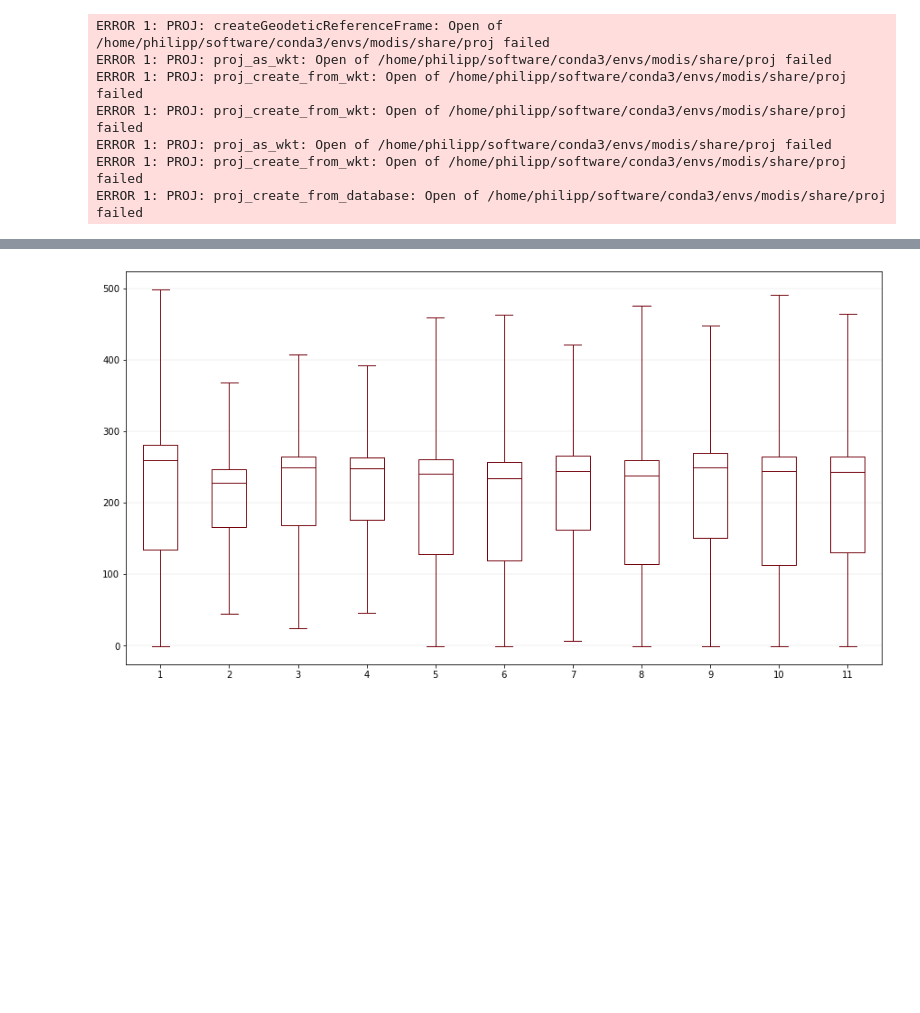
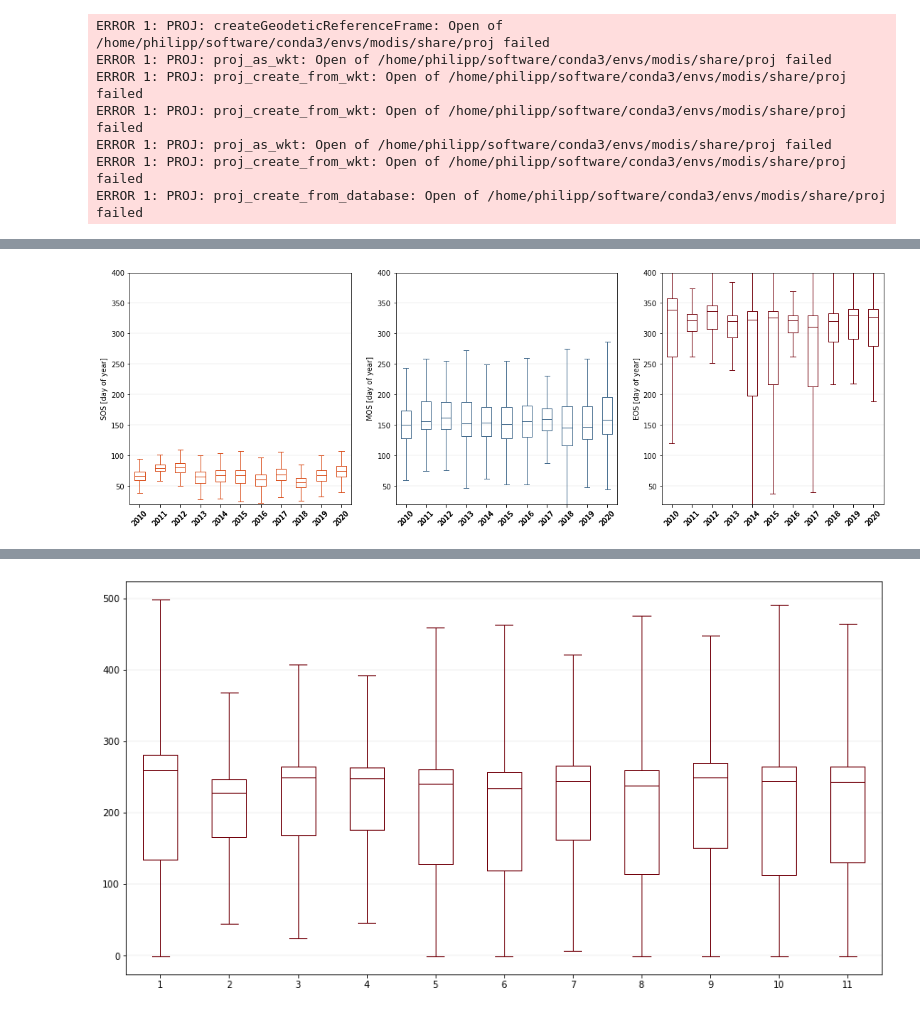
Before and after one commit to satlawa/proj_time_series_analysis, a Jupyter notebook: maps.ipynb, the cells around one changed output, grey strips where cells are left out. Cells and saved outputs as stored; diff of their text form; code cells hidden in the pictures; blank space fills up the shorter version.

```diff
--- a/maps.ipynb
+++ b/maps.ipynb
@@ -242,0 +221,15 @@ pheno_types = {}
+# %%
+# path to hdf5 file
+path_hdf5 = '/home/philipp/Data/modis/modis_smooth_eos.h5'
+# read hdf5 file
+hdf5_modis = h5py.File(path_hdf5, 'r')
+
+# read land cover data
+file_path = "/home/philipp/Data/modis/aligned/georgia_region/lc_2019.tif"
+lc = tif2array(file_path, dtype=np.int16)
+# read mask for Georgia
+file_path = "/home/philipp/Data/modis/aligned/georgia_clipped/mask.tif"
+mask = tif2array(file_path, dtype=np.int8)
+
+# fiter data for Georgia
+lc_geo = lc * mask
@@ -343,0 +309,32 @@ range(0, 11)
+# %%
+lc_type = 40
+
+# Filter no value data (convert to list since no value data is no the same every year)
+filtered_data = {}
+for t in ['SOS', 'MOS', 'EOS']:
+    data = pheno_types[t][lc_type]
+    mask = data > 0
+    filtered_data[t] = [d[m] for d, m in zip(data, mask)]
+
+# set color
+colors_setosa = [dict(color='#D94D1A'), dict(color='#426A8C'), dict(color='#73020C')]
+
+# create plot
+fig, ax = plt.subplots(nrows=1, ncols=3, sharex=True, figsize=(19, 6))
+
+for i, t in enumerate(['SOS', 'MOS', 'EOS']):
+
+    ax[i].boxplot(filtered_data[t], showfliers=False, boxprops=colors_setosa[i], medianprops=colors_setosa[i],\
+               whiskerprops=colors_setosa[i], capprops=colors_setosa[i], flierprops=colors_setosa[i],\
+               labels = range(2010,2021))
+    ax[i].tick_params(axis='x', labelrotation = 45)
+    # specify labels
+    ax[i].set_ylabel('{} [day of year]'.format(t))
+    # set range
+    ax[i].set_ylim([20, 400])
+    # Add major gridlines in the y-axis
+    ax[i].grid(color='grey', axis='y', linestyle='-', linewidth=0.25, alpha=0.5)
+
+plt.show()
+# %% [output]
+[figure, added]
```
Also changed, not shown: parts of 51 cells of this notebook.
